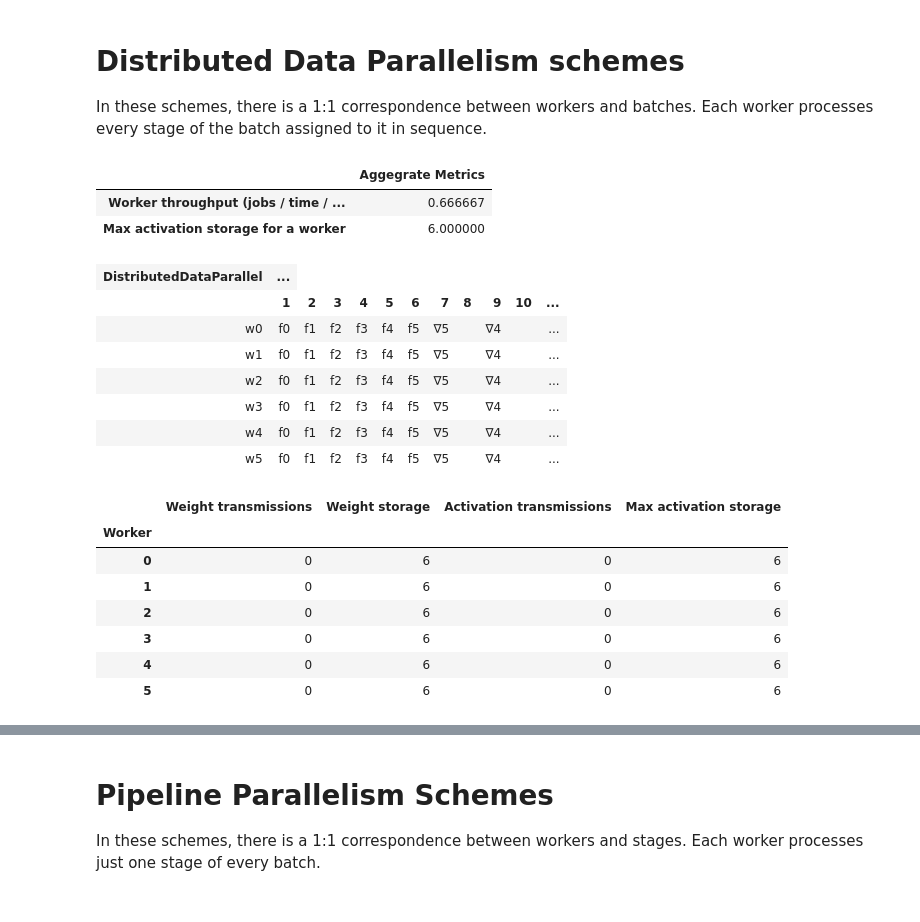
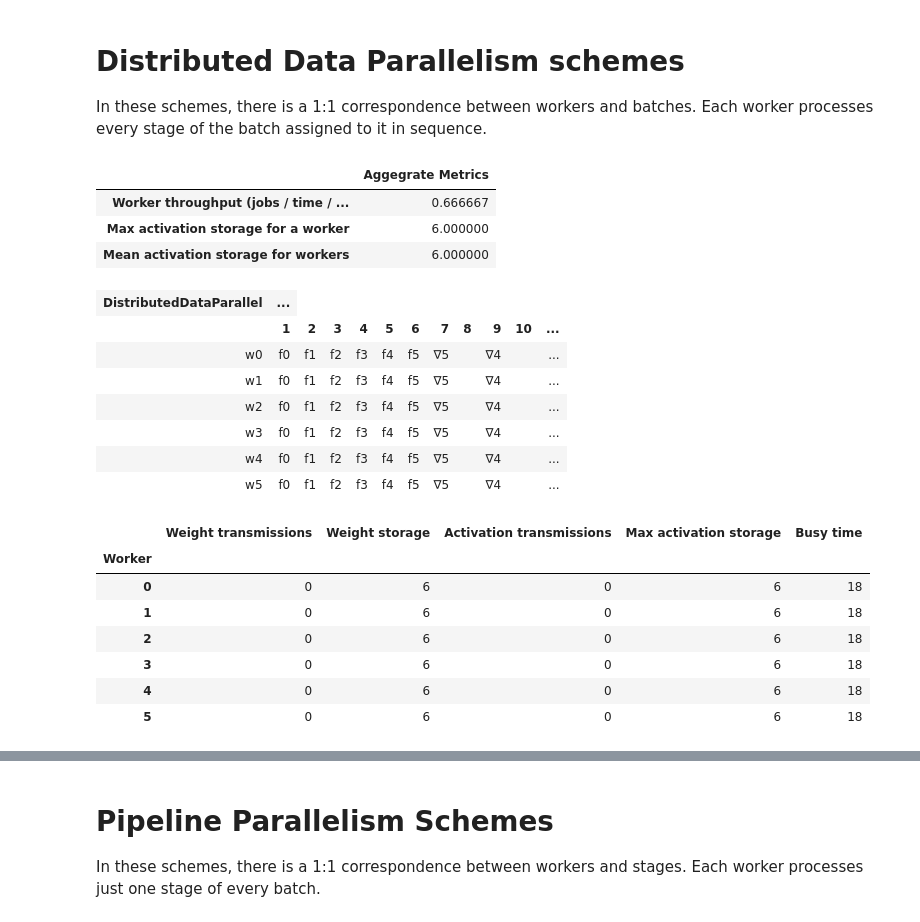
Before and after one commit to a-rahimi/parallel-training, a Jupyter notebook: parallelsim_notebook.ipynb, the cells around one changed output, grey strips where cells are left out. Saved outputs shown, nothing was run; the diff lists cells and outputs as text; code cells hidden in the pictures.

Commit message:
record worker utilization

```diff
--- a/parallelsim_notebook.ipynb
+++ b/parallelsim_notebook.ipynb
@@ -37,39 +38,38 @@ In these schemes, there is a 1:1 correspondence between workers and batches. Eac
 # %%
 num_workers = 6
 num_stages = 6
 num_batches = 6
 
 
 def DistributedDataParallel(w: Work):
     return ComputeAndWeightWorkers(w.batch, w.batch)
 
 
 assert num_batches == num_workers
 
 
-reload(parallelsim).simulate(
-    num_workers, num_stages, num_batches, DistributedDataParallel
-)
+parallelsim.simulate(num_workers, num_stages, num_batches, DistributedDataParallel)
 # %% [output]
 |  | Aggegrate Metrics |
 | Worker throughput (jobs / time / ... | 0.666667 |
 | Max activation storage for a worker | 6.000000 |
+| Mean activation storage for workers | 6.000000 |
 | DistributedDataParallel | ... |
 |  | 1 | 2 | 3 | 4 | 5 | 6 | 7 | 8 | 9 | 10 | ... |
 | w0 | f0 | f1 | f2 | f3 | f4 | f5 | ∇5 |  | ∇4 |  | ... |
 | w1 | f0 | f1 | f2 | f3 | f4 | f5 | ∇5 |  | ∇4 |  | ... |
 | w2 | f0 | f1 | f2 | f3 | f4 | f5 | ∇5 |  | ∇4 |  | ... |
 | w3 | f0 | f1 | f2 | f3 | f4 | f5 | ∇5 |  | ∇4 |  | ... |
 | w4 | f0 | f1 | f2 | f3 | f4 | f5 | ∇5 |  | ∇4 |  | ... |
 | w5 | f0 | f1 | f2 | f3 | f4 | f5 | ∇5 |  | ∇4 |  | ... |
-|  | Weight transmissions | Weight storage | Activation transmissions | Max activation storage |
-| Worker |  |  |  |  |
-| 0 | 0 | 6 | 0 | 6 |
-| 1 | 0 | 6 | 0 | 6 |
-| 2 | 0 | 6 | 0 | 6 |
-| 3 | 0 | 6 | 0 | 6 |
-| 4 | 0 | 6 | 0 | 6 |
-| 5 | 0 | 6 | 0 | 6 |
+|  | Weight transmissions | Weight storage | Activation transmissions | Max activation storage | Busy time |
+| Worker |  |  |  |  |  |
+| 0 | 0 | 6 | 0 | 6 | 18 |
+| 1 | 0 | 6 | 0 | 6 | 18 |
+| 2 | 0 | 6 | 0 | 6 | 18 |
+| 3 | 0 | 6 | 0 | 6 | 18 |
+| 4 | 0 | 6 | 0 | 6 | 18 |
+| 5 | 0 | 6 | 0 | 6 | 18 |
 # %%
 def FullyShardedDistributedDataParallel(w: Work):
     return ComputeAndWeightWorkers(w.batch, w.stage % num_workers)
```
Also changed, not shown: parts of 7 cells of this notebook, 1 other file.
